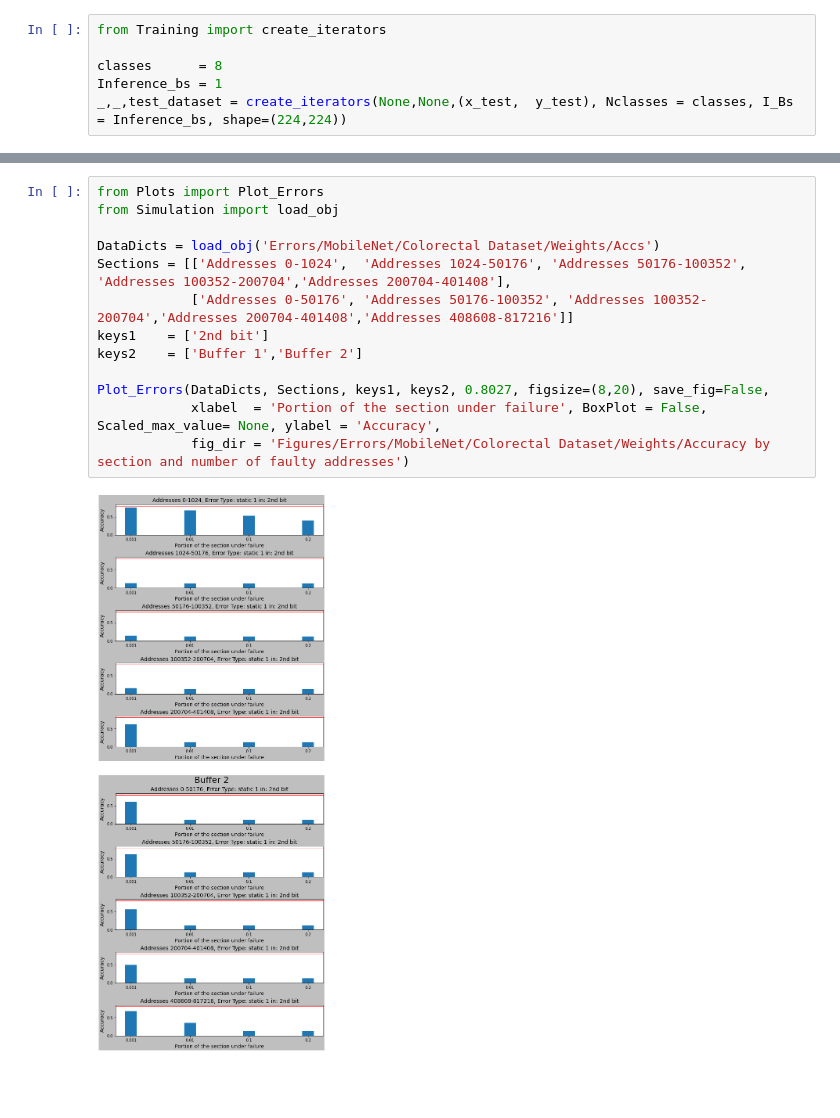
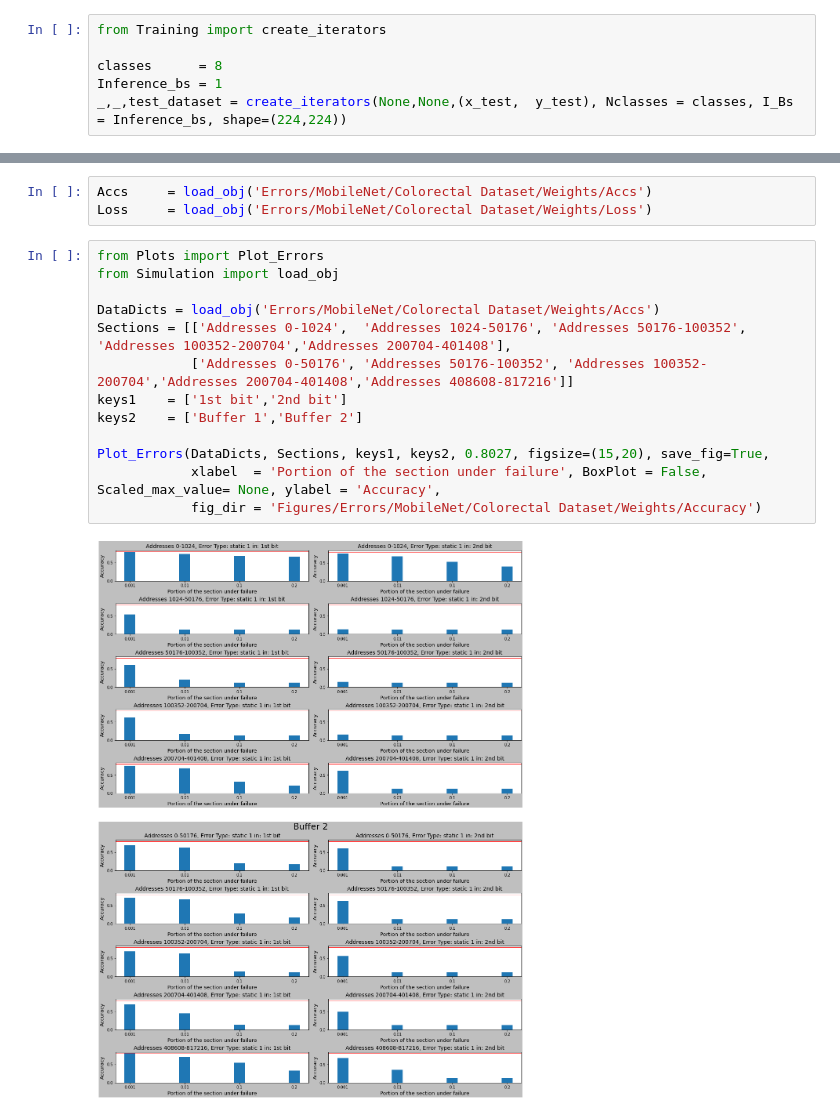
Before and after one commit to NicolasLanderos/Gated-CNN, a Jupyter notebook: MobileNet Colorrectal Cancer Clasification.ipynb, the cells around one changed output, grey strips where cells are left out. Drawn from its saved outputs; the diff is of its cells as text; blank space fills up the shorter version.

```diff
--- a/MobileNet Colorrectal Cancer Clasification.ipynb
+++ b/MobileNet Colorrectal Cancer Clasification.ipynb
@@ -412,15 +412,18 @@ for bit_loc in Loss:
+# %%
+Accs     = load_obj('Errors/MobileNet/Colorectal Dataset/Weights/Accs')
+Loss     = load_obj('Errors/MobileNet/Colorectal Dataset/Weights/Loss')
 # %%
 from Plots import Plot_Errors
 from Simulation import load_obj
 
 DataDicts = load_obj('Errors/MobileNet/Colorectal Dataset/Weights/Accs')
 Sections = [['Addresses 0-1024',  'Addresses 1024-50176', 'Addresses 50176-100352', 'Addresses 100352-200704','Addresses 200704-401408'],
             ['Addresses 0-50176', 'Addresses 50176-100352', 'Addresses 100352-200704','Addresses 200704-401408','Addresses 408608-817216']]
-keys1    = ['2nd bit']
+keys1    = ['1st bit','2nd bit']
 keys2    = ['Buffer 1','Buffer 2']
 
-Plot_Errors(DataDicts, Sections, keys1, keys2, 0.8027, figsize=(8,20), save_fig=False,
+Plot_Errors(DataDicts, Sections, keys1, keys2, 0.8027, figsize=(15,20), save_fig=True,
             xlabel  = 'Portion of the section under failure', BoxPlot = False,  Scaled_max_value= None, ylabel = 'Accuracy',
-            fig_dir = 'Figures/Errors/MobileNet/Colorectal Dataset/Weights/Accuracy by section and number of faulty addresses')
+            fig_dir = 'Figures/Errors/MobileNet/Colorectal Dataset/Weights/Accuracy')
 # %% [output]
-[figure, old version]
+[figure, new version]
```
Also changed, not shown: parts of 7 cells of this notebook, 5 other files.
